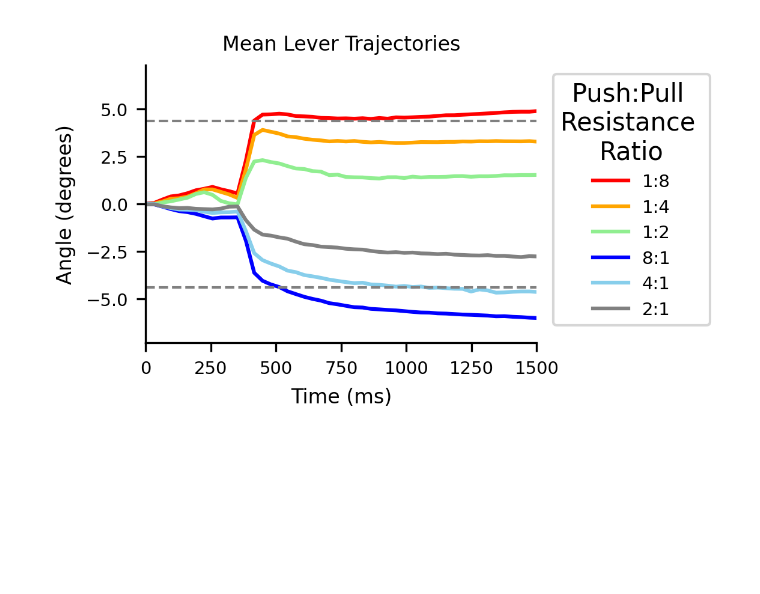
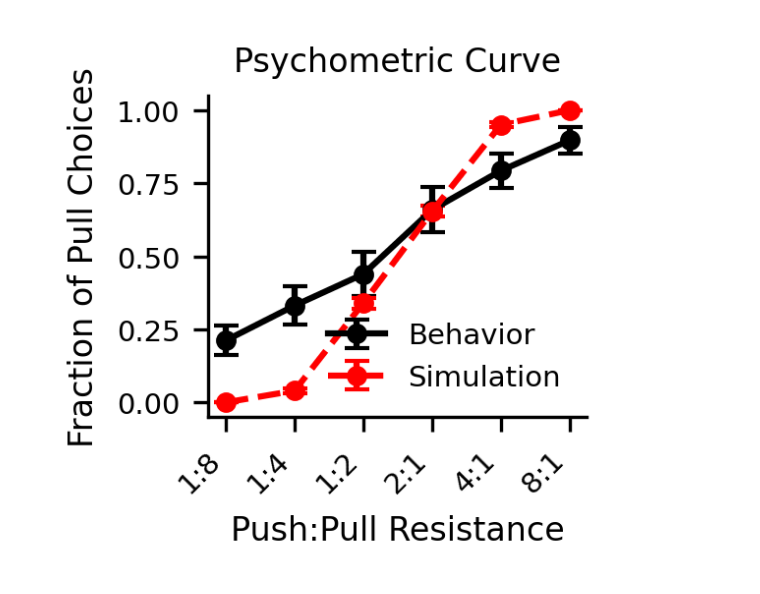
Before and after one commit to n-yamauchi/Yamauchi2025NeuroScienceResearch, a Jupyter notebook: data_fig.ipynb, the cells around one changed output. Drawn from its saved outputs; the diff is of its cells as text; code cells hidden in the pictures; blank space fills up the shorter version.

```diff
--- a/data_fig.ipynb
+++ b/data_fig.ipynb
@@ -48,48 +262,55 @@ plt.show()
 # %%
 import pandas as pd
 import matplotlib.pyplot as plt
+import numpy as np
 
-file_path = './data/time_series_plot_data.csv'
+behavior_file = './data/psychometric_plot_data.csv'
+simulation_file = './data/behavior_psychometric_data_CI.csv'
 
 try:
-    plot_data = pd.read_csv(file_path)
-except FileNotFoundError:
-    print(f"Error: File '{file_path}' Not Found")
+    behavior_df = pd.read_csv(behavior_file)
+    simulation_df = pd.read_csv(simulation_file)
+except FileNotFoundError as e:
+    print(f"Error: File Not Found. {e}")
     exit()
 
-fig, ax = plt.subplots(figsize=(2.8, 2.0), dpi=300)
-ax.set_title('Mean Lever Trajectories', fontsize=8)
-colors = ['red', 'orange', 'lightgreen', 'blue', 'skyblue', 'gray']
+fig, ax = plt.subplots(figsize=(2, 2), dpi=300)
 
-time_bins = plot_data['time_bin']
-condition_labels = plot_data.columns[1:]
-new_label = ["1:8","1:4","1:2","8:1","4:1","2:1"]
+categories = behavior_df['Category']
+xticklabels = ['1:8','1:4','1:2','2:1','4:1','8:1']
+x = np.arange(len(categories))
 
-for i, label in enumerate(condition_labels):
-    ax.plot(time_bins, plot_data[label], color=colors[i % len(colors)], linewidth=1.5, label=new_label[i])
+ax.errorbar(x, behavior_df['Mean'],yerr=behavior_df['SEM']*1.96,
+            fmt='-o',
+            color='black',
+            linewidth=1.5,
+            markersize=4,
+            capsize=3,
+            label='Behavior')
 
-y1_transformed = (687 - 672) * 300 / 1024
-y2_transformed = (657 - 672) * 300 / 1024
-ax.axhline(y=y1_transformed, color='gray', linestyle='--', linewidth=1)
-ax.axhline(y=y2_transformed, color='gray', linestyle='--', linewidth=1)
+ax.errorbar(x, simulation_df['mean'], yerr=simulation_df['CI_accuracy'],
+            fmt='--o',
+            color='red',
+            linewidth=1.5,
+            markersize=4,
+            capsize=3,
+            label='Simulation')
 
-ax.set_xlim([0, 1500])
-ylim_low = (647 - 672) * 300 / 1024
-ylim_high = (697 - 672) * 300 / 1024
-ax.set_ylim([ylim_low, ylim_high])
-ax.set_xlabel('Time (ms)', fontsize=8)
-ax.set_ylabel('Angle (degrees)', fontsize=8)
-
+ax.set_xlabel('Push:Pull Resistance', fontsize=8)
+ax.set_ylabel('Fraction of Pull Choices', fontsize=8)
+ax.set_title('Psychometric Curve', fontsize=8)
+ax.set_xticks(x)
+ax.set_xticklabels(xticklabels, rotation=45, ha='right')
+ax.set_ylim(-0.05, 1.05)
 ax.tick_params(axis='both', which='major', labelsize=7)
-
+ax.grid(False)
 ax.spines['right'].set_visible(False)
 ax.spines['top'].set_visible(False)
 
-leg = ax.legend(loc='upper left', bbox_to_anchor=(1.02, 1), fontsize=7, title="Push:Pull \nResistance \nRatio",)
-leg.get_title().set_ha('center')
+ax.legend(frameon=False, fontsize=7)
 
-plt.savefig("time_series_plot.svg", format="svg", bbox_inches='tight')
-
+plt.tight_layout()
+plt.savefig("comparison_psychometric_curve_CAI_CI.svg", format="svg", bbox_inches='tight')
 plt.show()
 # %% [output]
-[figure, old version]
+[figure, new version]
```
Also changed, not shown: parts of 9 cells of this notebook, 4 other files.
